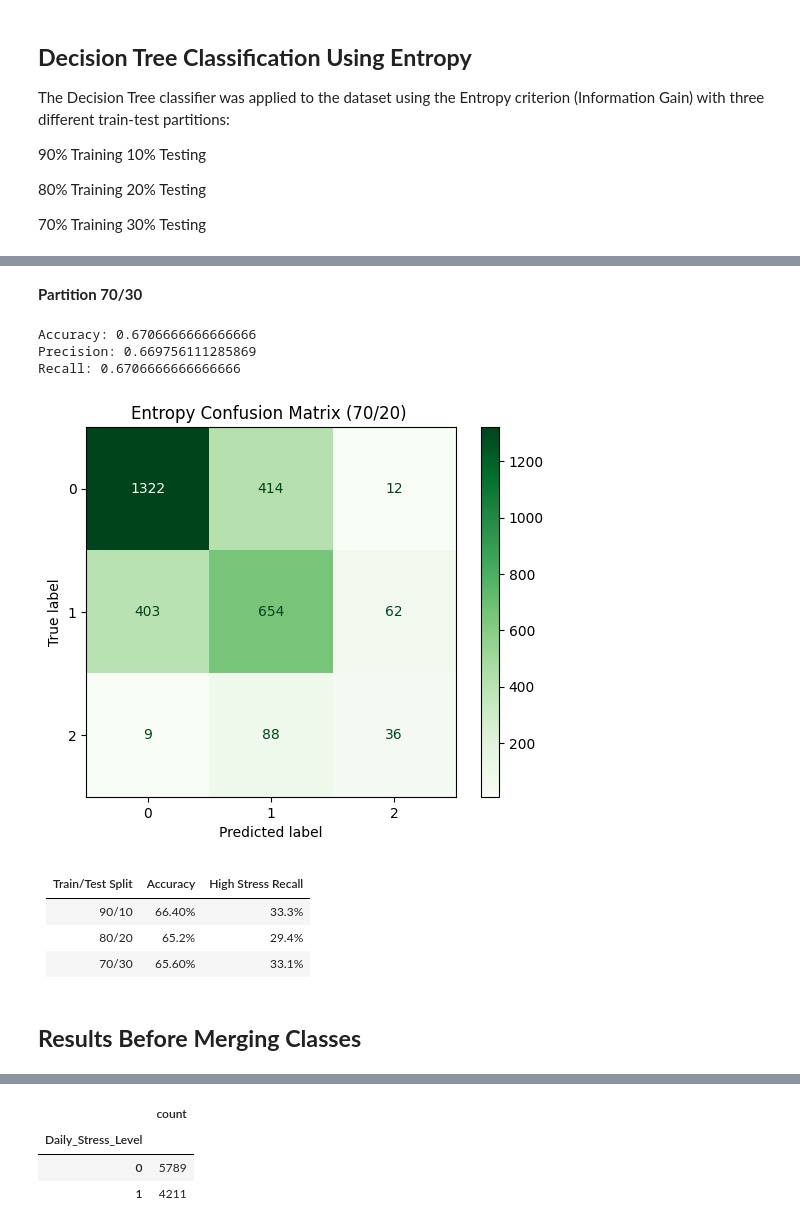
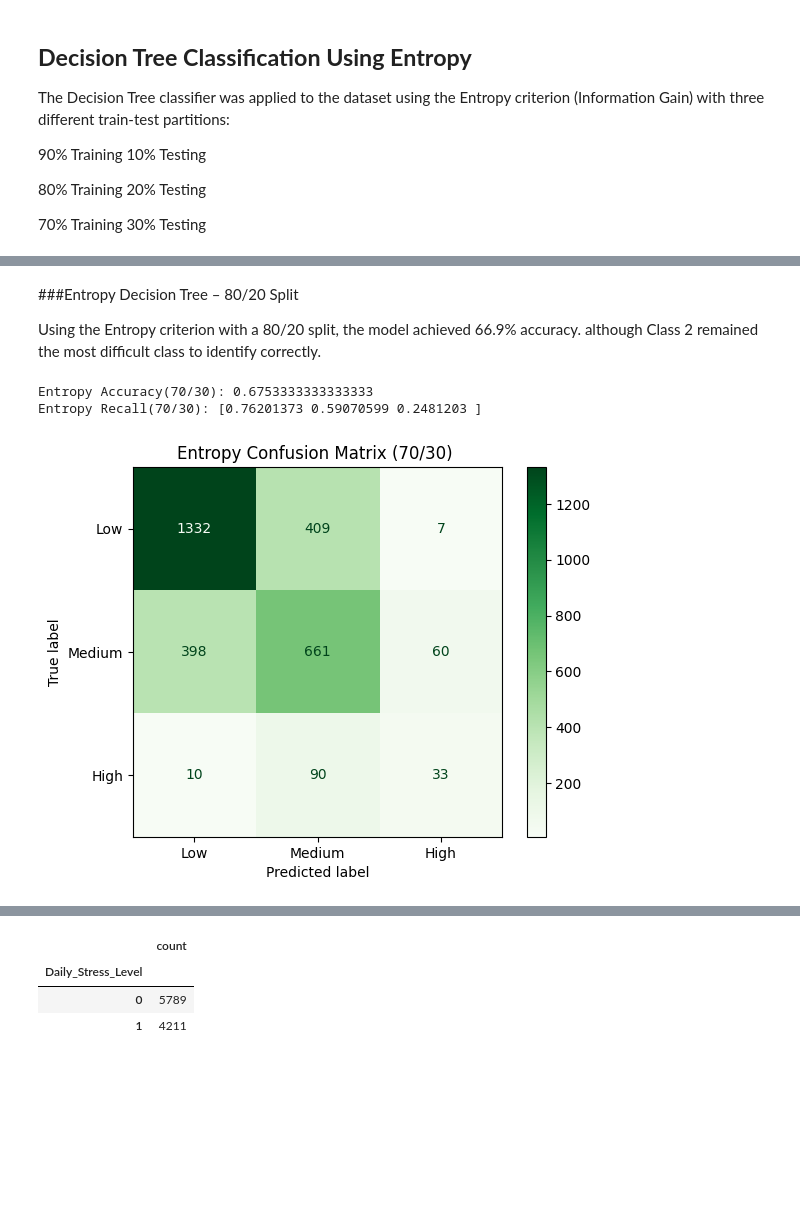
Before and after one commit to hend-22/-IT326-Project, a Jupyter notebook: Reports/Phase3.ipynb, the cells around one changed output, grey strips where cells are left out. Saved outputs shown, nothing was run; the diff lists cells and outputs as text; code cells hidden in the pictures; blank space fills up the shorter version.

```diff
--- a/Reports/Phase3.ipynb
+++ b/Reports/Phase3.ipynb
@@ -247,40 +246,33 @@ Recall: 0.6715
-# %% [markdown]
-
-**Partition 70/30**
+# %% [markdown]
+###Entropy Decision Tree – 80/20 Split
+
+Using the Entropy criterion with a 80/20 split, the model achieved 66.9% accuracy. although Class 2 remained the most difficult class to identify correctly.
 # %%
 
 X_train, X_test, y_train, y_test = train_test_split(X,y,test_size=0.3,random_state=1)
 
-clf=DecisionTreeClassifier(criterion="entropy")
+clf=DecisionTreeClassifier(criterion="entropy", random_state=1)
 clf=clf.fit(X_train,y_train)
 y_pred=clf.predict(X_test)
 
-print("Accuracy:", accuracy_score(y_test, y_pred))
-print("Precision:", precision_score(y_test, y_pred, average='weighted'))
-print("Recall:", recall_score(y_test, y_pred, average='weighted'))
+print("Entropy Accuracy(70/30):", accuracy_score(y_test, y_pred))
+print("Entropy Recall(70/30):", recall_score(y_test, y_pred, average= None))
 
 cn=df['Daily_Stress_Level'].unique()
 
-ConfusionMatrixDisplay.from_estimator(
-    clf,
-    X_test,
-    y_test,
-    display_labels=cn,
-    cmap="Greens"
+labels = ["Low", "Medium","High"]
+cm = confusion_matrix(y_test, y_pred)
+
+disp = ConfusionMatrixDisplay(
+    confusion_matrix=cm,
+    display_labels=labels
 )
 
-plt.title("Entropy Confusion Matrix (70/20) ")
+disp.plot(cmap="Greens")
+
+plt.title("Entropy Confusion Matrix (70/30) ")
 plt.show()
 # %% [output]
-Accuracy: 0.6706666666666666
-Precision: 0.669756111285869
-Recall: 0.6706666666666666
+Entropy Accuracy(70/30): 0.6753333333333333
+Entropy Recall(70/30): [0.76201373 0.59070599 0.2481203 ]
-[figure, old version]
+[figure, new version]
-# %% [markdown]
-| Train/Test Split | Accuracy | High Stress Recall |
-|---|---|---|
-| 90/10 | 66.40% | 33.3% |
-| 80/20 | 65.2% | 29.4% |
-| 70/30 | 65.60% | 33.1% |
-# %% [markdown]
-## **Results Before Merging Classes**
```
Also changed, not shown: parts of 26 cells of this notebook.
